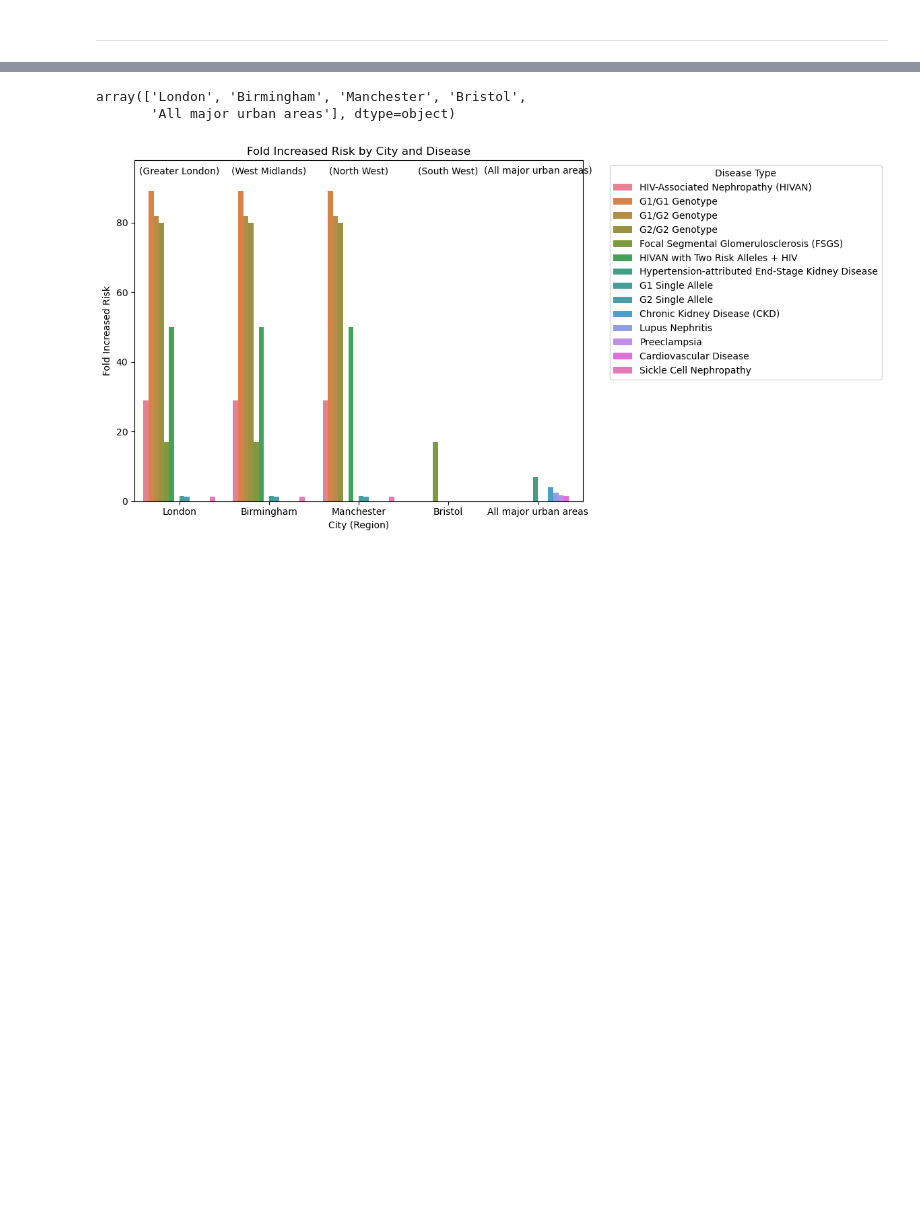
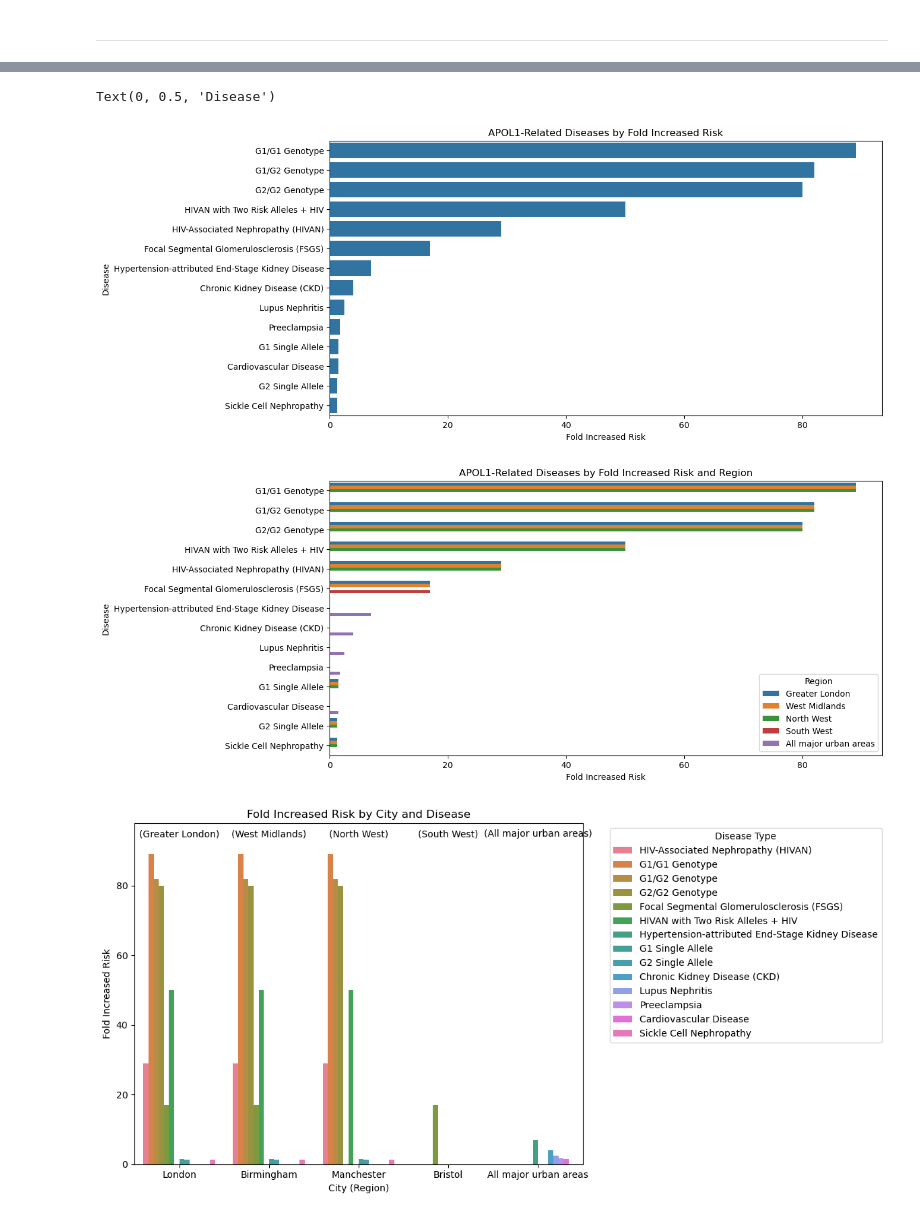
Before and after one commit to CesarChaparro1974/Dashboard-Development-for-Apol1-patients-in-UK, a Jupyter notebook: Project/notebook.ipynb, the cells around one changed output, grey strips where cells are left out. Saved outputs shown, nothing was run; the diff lists cells and outputs as text; code cells hidden in the pictures; blank space fills up the shorter version.

```diff
--- a/Project/notebook.ipynb
+++ b/Project/notebook.ipynb
@@ -342,11 +444,36 @@ correlated_disease_uk.head()
 | 2 | HIV-Associated Nephropathy (HIVAN) | 29.0 | Disease | HIV+ population | 12.0 | ... |
 | 3 | G1/G1 Genotype | 89.0 | Genetic | (leave blank if no specific context) | 10.0 | ... |
 | 4 | G1/G1 Genotype | 89.0 | Genetic | (leave blank if no specific context) | 10.0 | ... |
-# %%
-correlated_disease_uk['City'].unique()
-# %% [output]
-array(['London', 'Birmingham', 'Manchester', 'Bristol',
-       'All major urban areas'], dtype=object)
+# %%
+# Create bar plot
+plt.figure(figsize=(12, 6))
+sns.barplot(data=correlated_disease_uk,
+            x='Fold Increased Risk',
+            y='Disease',
+            order=correlated_disease_uk.sort_values('Fold Increased Risk', ascending=False)['Disease'])
+
+# Add region labels or color coding
+plt.title('APOL1-Related Diseases by Fold Increased Risk')
+plt.xlabel('Fold Increased Risk')
+plt.ylabel('Disease')
+
+# Alternative: Create a grouped bar chart showing regions
+fig, ax = plt.subplots(figsize=(12, 6))
+diseases_by_risk = correlated_disease_uk.sort_values('Fold Increased Risk', ascending=False)
+
+# Create color-coded bars by region
+sns.barplot(data=diseases_by_risk,
+           x='Fold Increased Risk',
+           y='Disease',
+           hue='Region')
+
+plt.title('APOL1-Related Diseases by Fold Increased Risk and Region')
+plt.xlabel('Fold Increased Risk')
+plt.ylabel('Disease')
+# %% [output]
+Text(0, 0.5, 'Disease')
+[figure, added]
+[figure, added]
 # %%
 # Create figure
 plt.figure(figsize=(12, 6))
```
Also changed, not shown: parts of 39 cells of this notebook, 4 other files.
